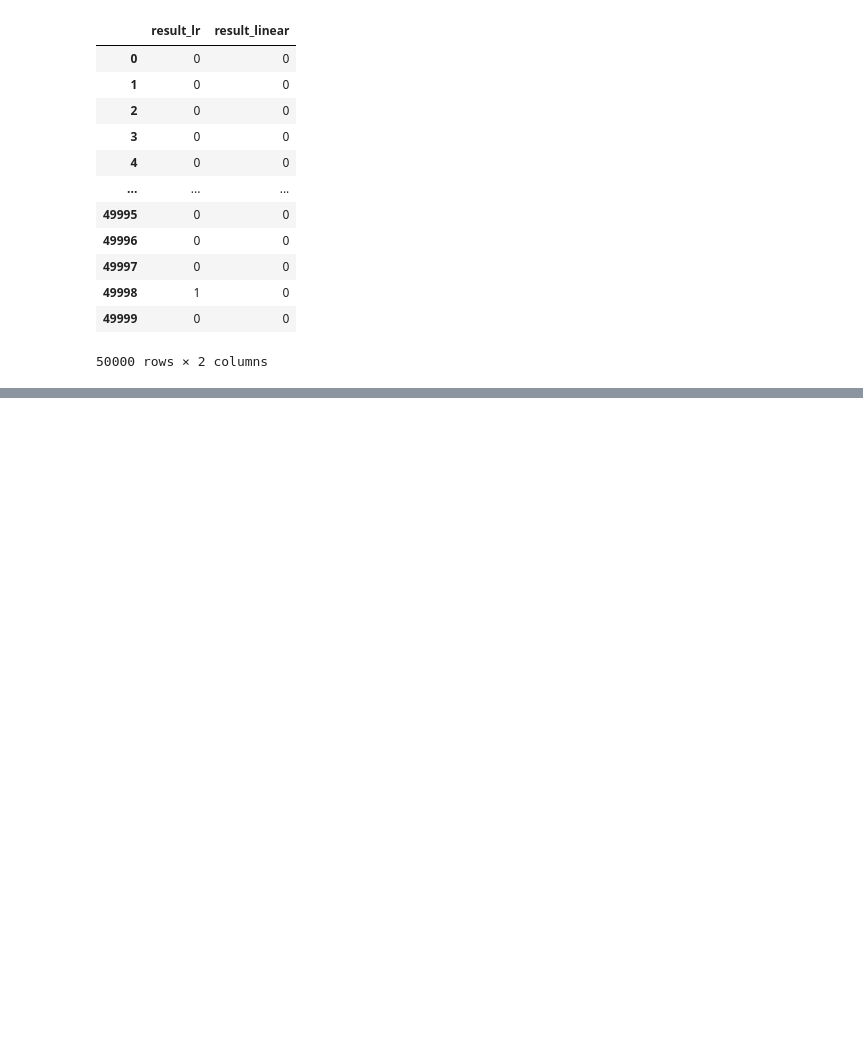
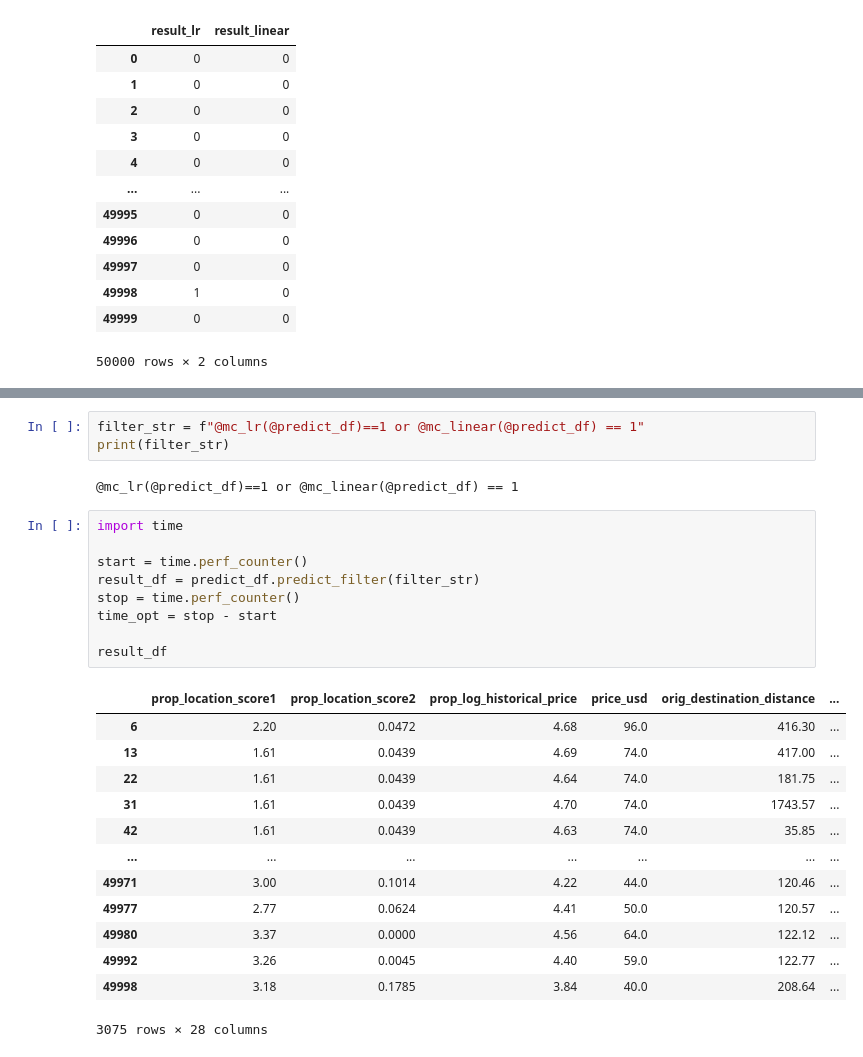
Before and after one commit to lovelynewlife/optimizer4onnx, a Jupyter notebook: examples/pandas/prediction_query.ipynb, the cells around one changed output, grey strips where cells are left out. Cells and saved outputs as stored; diff of their text form; blank space fills up the shorter version.

```diff
--- a/examples/pandas/prediction_query.ipynb
+++ b/examples/pandas/prediction_query.ipynb
@@ -242,0 +243,28 @@ plt.show()
+# %%
+filter_str = f"@mc_lr(@predict_df)==1 or @mc_linear(@predict_df) == 1"
+print(filter_str)
+# %% [output]
+@mc_lr(@predict_df)==1 or @mc_linear(@predict_df) == 1
+# %%
+import time
+
+start = time.perf_counter()
+result_df = predict_df.predict_filter(filter_str)
+stop = time.perf_counter()
+time_opt = stop - start
+
+result_df
+# %% [output]
+|  | prop_location_score1 | prop_location_score2 | prop_log_historical_price | price_usd | orig_destination_distance | ... |
+| 6 | 2.20 | 0.0472 | 4.68 | 96.0 | 416.30 | ... |
+| 13 | 1.61 | 0.0439 | 4.69 | 74.0 | 417.00 | ... |
+| 22 | 1.61 | 0.0439 | 4.64 | 74.0 | 181.75 | ... |
+| 31 | 1.61 | 0.0439 | 4.70 | 74.0 | 1743.57 | ... |
+| 42 | 1.61 | 0.0439 | 4.63 | 74.0 | 35.85 | ... |
+| ... | ... | ... | ... | ... | ... | ... |
+| 49971 | 3.00 | 0.1014 | 4.22 | 44.0 | 120.46 | ... |
+| 49977 | 2.77 | 0.0624 | 4.41 | 50.0 | 120.57 | ... |
+| 49980 | 3.37 | 0.0000 | 4.56 | 64.0 | 122.12 | ... |
+| 49992 | 3.26 | 0.0045 | 4.40 | 59.0 | 122.77 | ... |
+| 49998 | 3.18 | 0.1785 | 3.84 | 40.0 | 208.64 | ... |
+3075 rows × 28 columns
```
Also changed, not shown: parts of 8 cells of this notebook, 7 other files.
